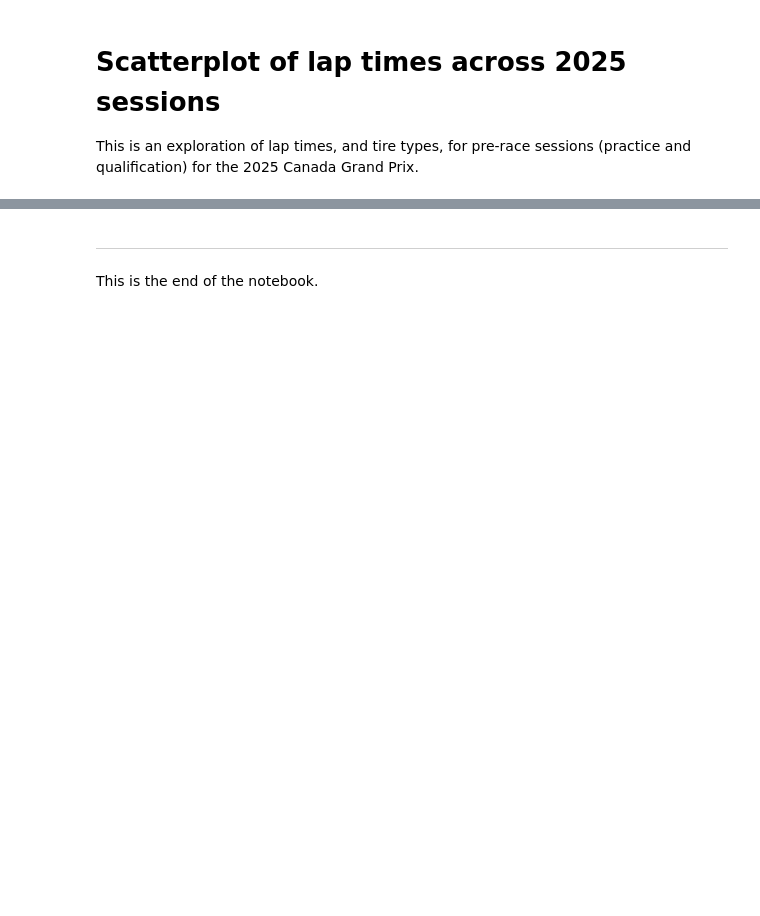
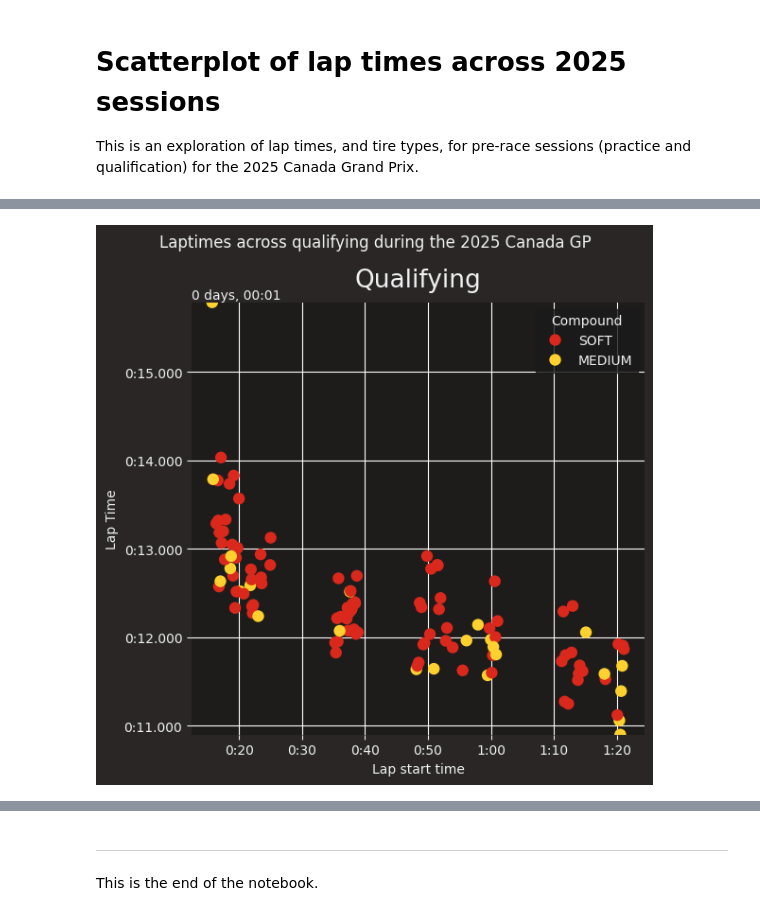
Before and after one commit to matt-bernhardt/f1-notebooks, a Jupyter notebook: notebooks/canada25/laptimes-scatterplot.ipynb, the cells around one changed output, grey strips where cells are left out. Drawn from its saved outputs; the diff is of its cells as text; code cells hidden in the pictures; blank space fills up the shorter version.

```diff
--- a/notebooks/canada25/laptimes-scatterplot.ipynb
+++ b/notebooks/canada25/laptimes-scatterplot.ipynb
@@ -150,33 +150,34 @@ plt.show()
 # %%
-# fig, (ax1) = plt.subplots(1, 1, figsize=(6, 6))
+fig, (ax1) = plt.subplots(1, 1, figsize=(6, 6))
 
-# sns.scatterplot(data=q_laps,
-#                 x="LapStartTime",
-#                 y="LapTime",
-#                 ax=ax1,
-#                 hue="Compound",
-#                 palette=fastf1.plotting.get_compound_mapping(session=q),
-#                 s=80,
-#                 linewidth=0,
-#                 legend='auto'
-# )
+sns.scatterplot(data=q_laps,
+                x="LapStartTime",
+                y="LapTime",
+                ax=ax1,
+                hue="Compound",
+                palette=fastf1.plotting.get_compound_mapping(session=q),
+                s=80,
+                linewidth=0,
+                legend='auto'
+)
 
-# common_ylim = (q_laps['LapTime'].max(), q_laps['LapTime'].min())
-# ax1.set_ylim(common_ylim)
-# # ax2.set_ylim(common_ylim)
+common_ylim = (q_laps['LapTime'].max(), q_laps['LapTime'].min())
+ax1.set_ylim(common_ylim)
 
-# ax1.set_title("Qualifying")
-# ax1.set_xlabel("Lap start time")
-# ax1.set_ylabel("Lap Time")
+ax1.set_title("Qualifying")
+ax1.set_xlabel("Lap start time")
+ax1.set_ylabel("Lap Time")
 
-# ax1.invert_yaxis()
+ax1.invert_yaxis()
 
-# # # Turn on major grid lines
-# ax1.grid(color='w', which='major', axis='both')
+# # Turn on major grid lines
+ax1.grid(color='w', which='major', axis='both')
 
-# sns.despine(left=True, bottom=True)
+sns.despine(left=True, bottom=True)
 
-# plt.suptitle(f"Laptimes across sprint and grand prix races during the 2025 {race} GP")
-# plt.tight_layout()
-# plt.show()
+plt.suptitle(f"Laptimes across qualifying during the 2025 {race} GP")
+plt.tight_layout()
+plt.show()
+# %% [output]
+[figure, added]
 # %%
```
Also changed, not shown: parts of 4 cells of this notebook.
